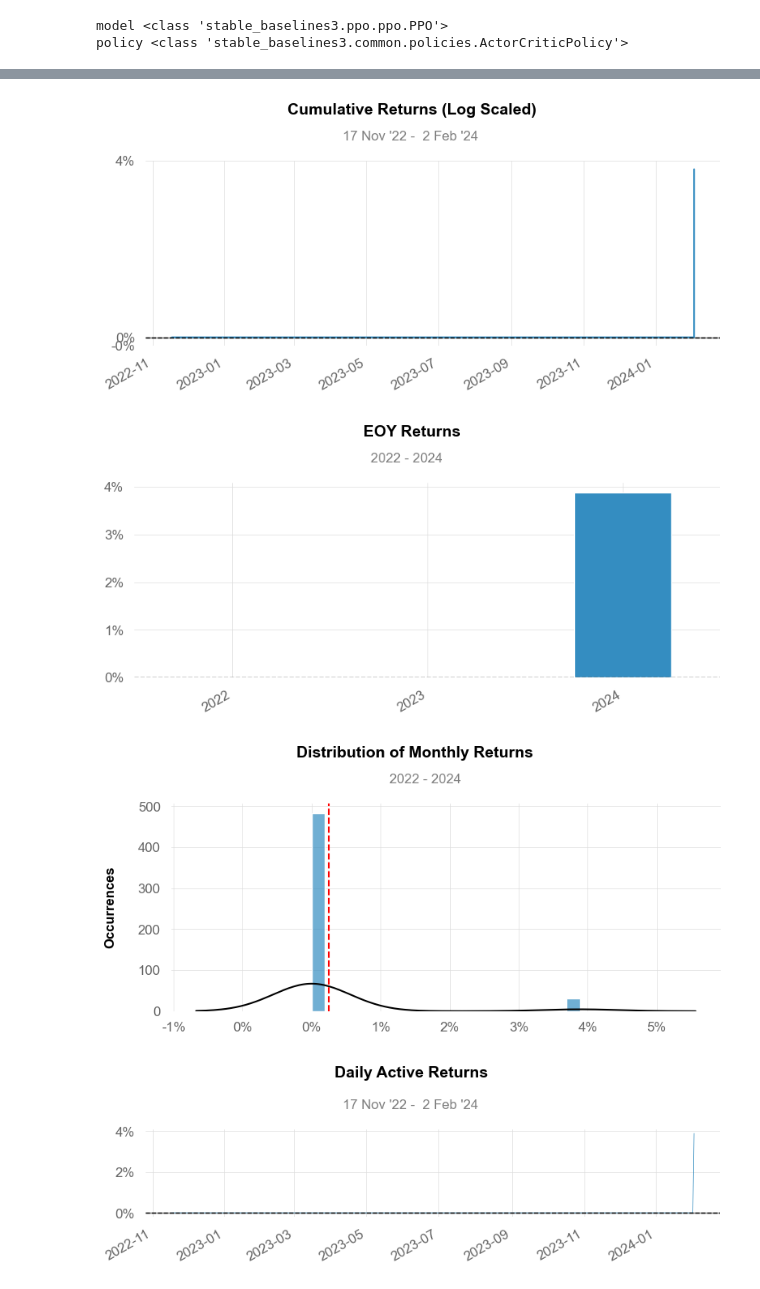
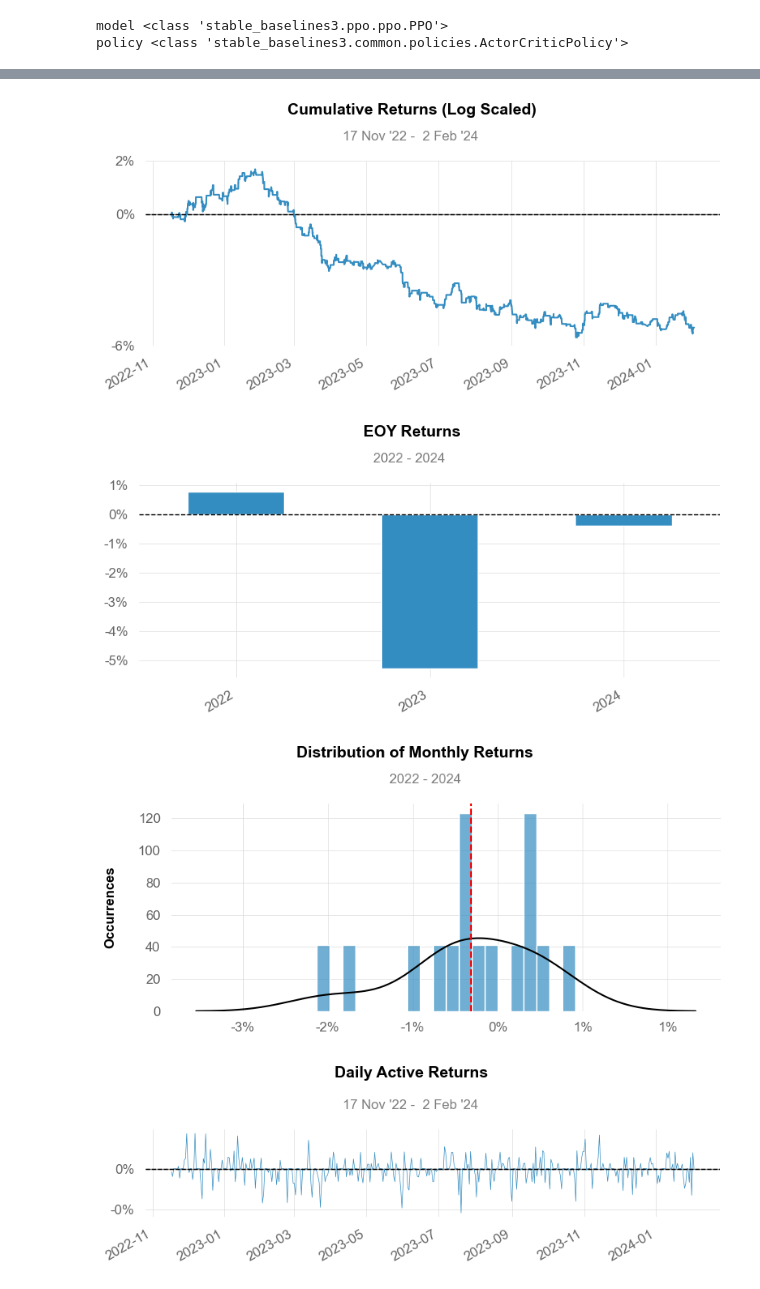
Before and after one commit to lilfetz22/gym-anytrading, a Jupyter notebook: examples/customizing_ppo.ipynb, the cells around one changed output, grey strips where cells are left out. Cells and saved outputs as stored; diff of their text form; code cells hidden in the pictures.

Commit message:
ran without the spread, but too long of a test period. Going down to just a month for testing

```diff
--- a/examples/customizing_ppo.ipynb
+++ b/examples/customizing_ppo.ipynb
@@ -73,14 +76,23 @@ class ProgressBarCallback(BaseCallback):
         This event is triggered before exiting the `learn()` method.
         """
         self.progress_bar.close()
+# %%
+# find the max date for FOREX_EURUSD_RENKO
+max_date = FOREX_EURUSD_RENKO.index.max()
+# get the month of the max date
+max_date_month = max_date.month
+second_to_last_month = max_date_month - 1
+# find the row index for the last day of the second to last month
+second_to_last_month_day = FOREX_EURUSD_RENKO[FOREX_EURUSD_RENKO.index.month == second_to_last_month].index.max()
+split = FOREX_EURUSD_RENKO.loc[:second_to_last_month_day].shape[0]
 # %%
 env_train = MyForexEnv(
     df=FOREX_EURUSD_RENKO,
     window_size=10,
-    frame_bound=(10, int(len(FOREX_EURUSD_RENKO)*.8)),
+    frame_bound=(10, int(split)),
     trade_fee=0.0001,
     spread=0.0001,
-    spread_bool=True,
+    spread_bool=False,
     unit_side='right',
     sma_length=4,
     smoothing_sma=4
@@ -119,10 +131,10 @@ policy <class 'stable_baselines3.common.policies.ActorCriticPolicy'>
 env_test = MyForexEnv(
     df=FOREX_EURUSD_RENKO,
     window_size=10,
-    frame_bound=(int(len(FOREX_EURUSD_RENKO)*.8), int(len(FOREX_EURUSD_RENKO)*.99)),
+    frame_bound=(int(split), int(len(FOREX_EURUSD_RENKO))),
     trade_fee=0.0001,
     spread=0.0001,
-    spread_bool=True,
+    spread_bool=False,
     unit_side='right',
     sma_length=4,
     smoothing_sma=4
@@ -159,14 +169,14 @@ plt.show()
 # %%
 qs.extend_pandas()
 window_size = 10
-start_index = int(len(FOREX_EURUSD_RENKO)*.8)
-end_index = int(len(FOREX_EURUSD_RENKO)*.99)
+start_index = int(split)
+end_index = int(len(FOREX_EURUSD_RENKO))
 
 net_worth = pd.Series(env_test.unwrapped.history['total_profit'], index=FOREX_EURUSD_RENKO.index[start_index+1:end_index])
 returns = net_worth.pct_change().iloc[1:]
 
 qs.reports.full(returns)
-qs.reports.html(returns, output='SB3_a2c_quantstats_ppo_4_3.html')
+qs.reports.html(returns, output='SB3_a2c_quantstats_ppo_Billy.html')
 # %% [output]
 Performance Metrics
                            Strategy
@@ -194,4 +209,4 @@ Strategy Visualization
-[figure, old version]
+[figure, new version]
-[figure, old version]
+[figure, new version]
-[figure, old version]
+[figure, new version]
-[figure, old version]
+[figure, new version]
```
Also changed, not shown: parts of 5 cells of this notebook.
